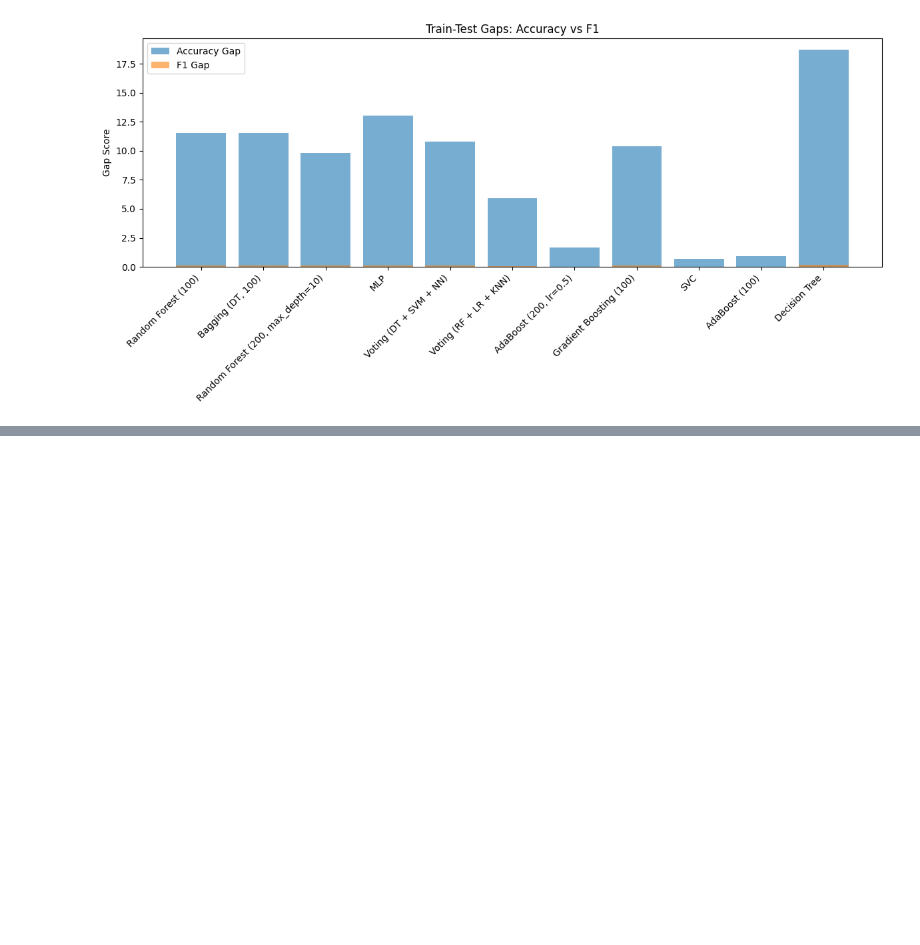
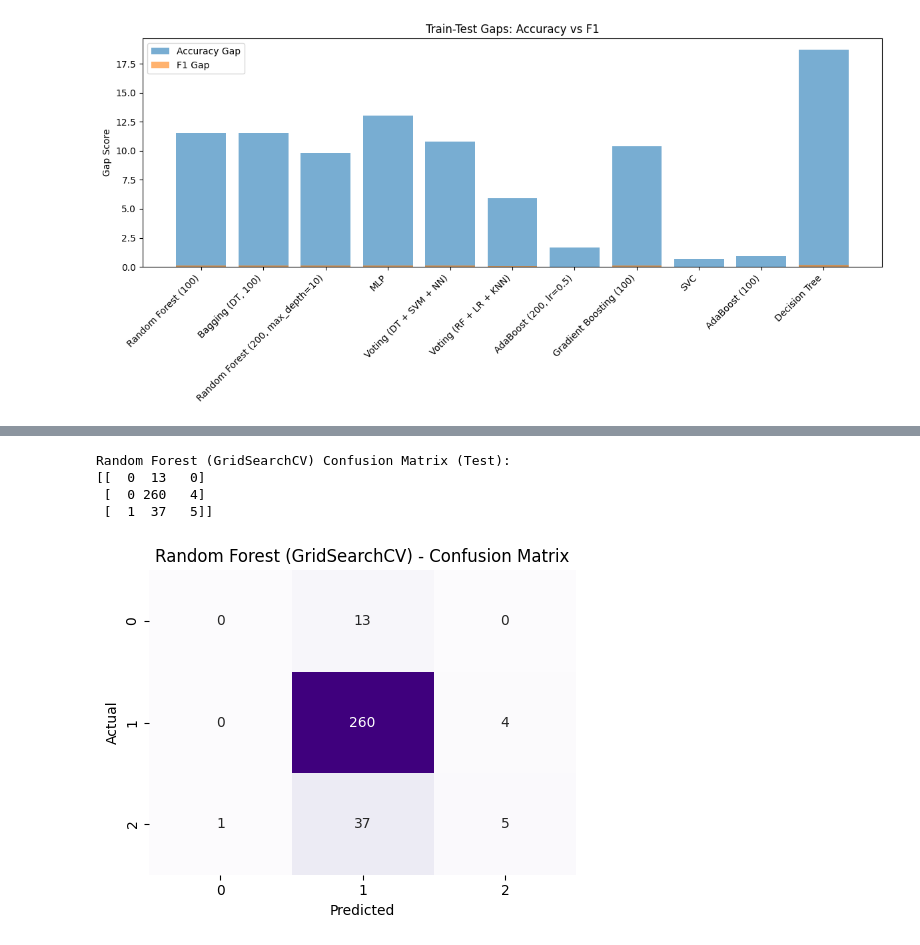
Before and after one commit to kersha0530/ml-05, a Jupyter notebook: ensemble-kbroussard.ipynb, the cells around one changed output, grey strips where cells are left out. Cells and saved outputs as stored; diff of their text form; code cells hidden in the pictures; blank space fills up the shorter version.

```diff
--- a/ensemble-kbroussard.ipynb
+++ b/ensemble-kbroussard.ipynb
@@ -222,0 +327,15 @@ By understanding not just which model performs best, but *why*, we gain insights
+# %%
+# === Hyperparameter Tuning ===
+param_grid = {
+    'n_estimators': [100, 200],
+    'max_depth': [None, 10],
+}
+gs_rf = GridSearchCV(RandomForestClassifier(random_state=42), param_grid, cv=3)
+gs_rf.fit(X_train, y_train)
+evaluate_model("Random Forest (GridSearchCV)", gs_rf.best_estimator_)
+# %% [output]
+Random Forest (GridSearchCV) Confusion Matrix (Test):
+[[  0  13   0]
+ [  0 260   4]
+ [  1  37   5]]
+[figure, added]
```
Also changed, not shown: parts of 12 cells of this notebook.
